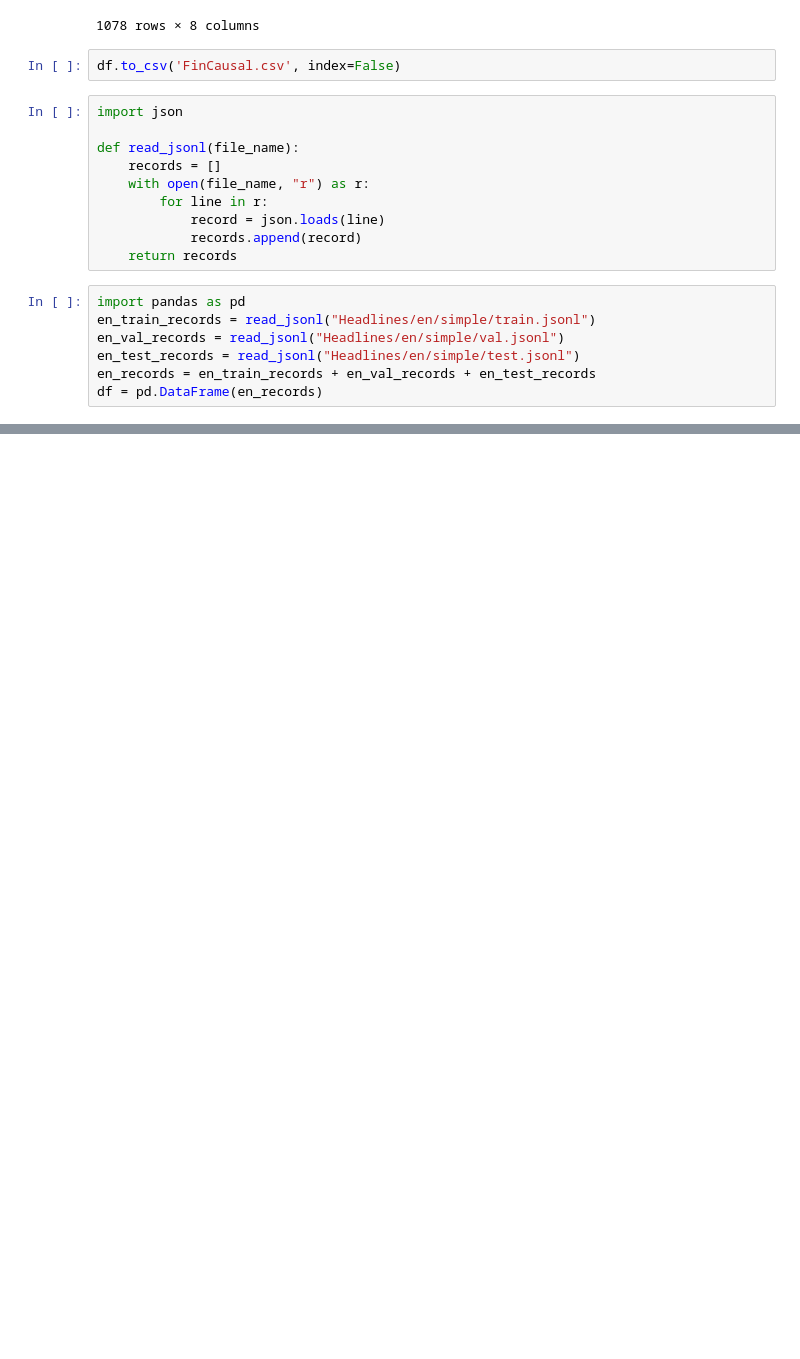
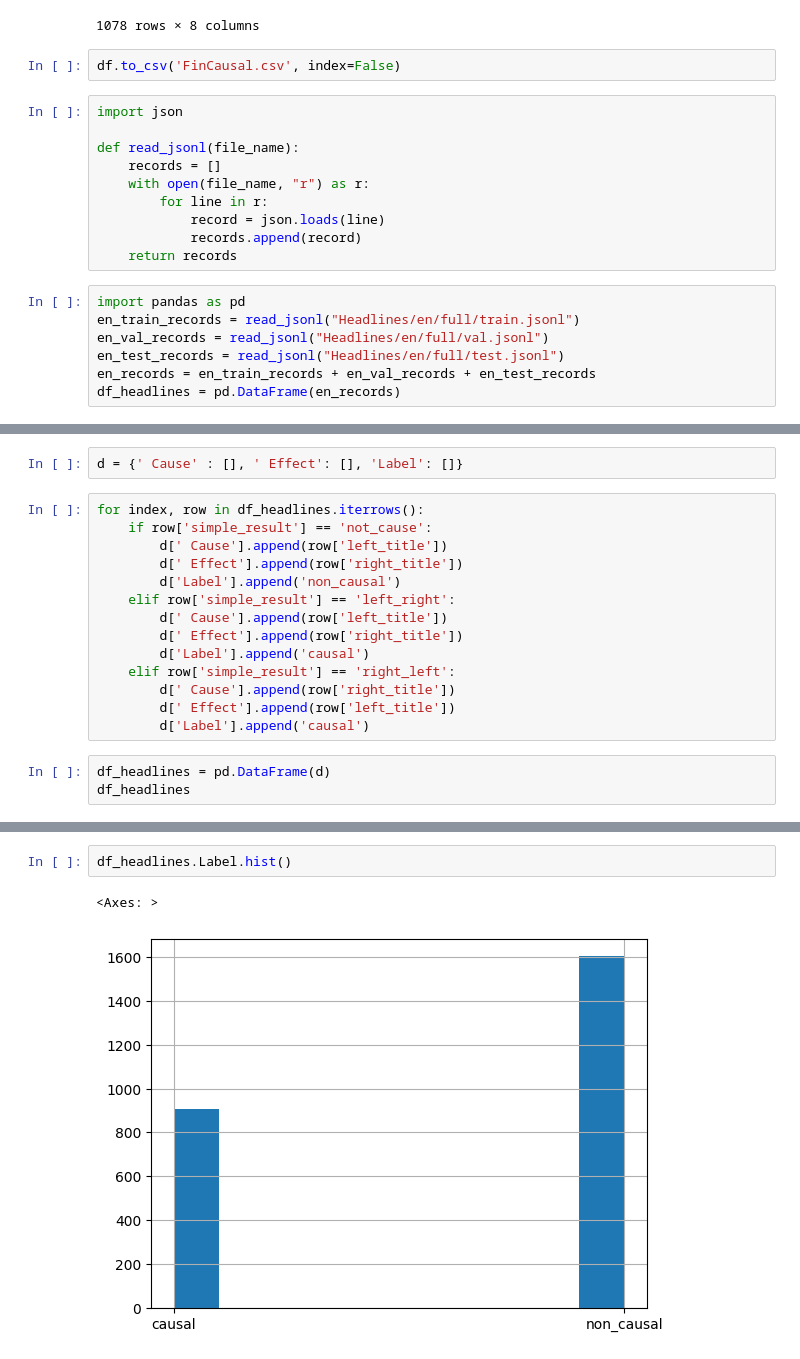
Before and after one commit to GoloMarcos/eCHOLGA, a Jupyter notebook: datasets.ipynb, the cells around one changed output, grey strips where cells are left out. Drawn from its saved outputs; the diff is of its cells as text; blank space fills up the shorter version.

```diff
--- a/datasets.ipynb
+++ b/datasets.ipynb
@@ -563,8 +269,8 @@ def read_jsonl(file_name):
     return records
 # %%
 import pandas as pd
-en_train_records = read_jsonl("Headlines/en/simple/train.jsonl")
-en_val_records = read_jsonl("Headlines/en/simple/val.jsonl")
-en_test_records = read_jsonl("Headlines/en/simple/test.jsonl")
+en_train_records = read_jsonl("Headlines/en/full/train.jsonl")
+en_val_records = read_jsonl("Headlines/en/full/val.jsonl")
+en_test_records = read_jsonl("Headlines/en/full/test.jsonl")
 en_records = en_train_records + en_val_records + en_test_records
-df = pd.DataFrame(en_records)
+df_headlines = pd.DataFrame(en_records)
@@ -591,0 +286,19 @@ df.simple_result.hist()
+# %%
+d = {' Cause' : [], ' Effect': [], 'Label': []}
+# %%
+for index, row in df_headlines.iterrows():
+    if row['simple_result'] == 'not_cause':
+        d[' Cause'].append(row['left_title'])
+        d[' Effect'].append(row['right_title'])
+        d['Label'].append('non_causal')
+    elif row['simple_result'] == 'left_right':
+        d[' Cause'].append(row['left_title'])
+        d[' Effect'].append(row['right_title'])
+        d['Label'].append('causal')
+    elif row['simple_result'] == 'right_left':
+        d[' Cause'].append(row['right_title'])
+        d[' Effect'].append(row['left_title'])
+        d['Label'].append('causal')
+# %%
+df_headlines = pd.DataFrame(d)
+df_headlines
@@ -591,0 +319,5 @@ df.simple_result.hist()
+# %%
+df_headlines.Label.hist()
+# %% [output]
+<Axes: >
+[figure, added]
```
Also changed, not shown: parts of 40 cells of this notebook, 8 other files.
